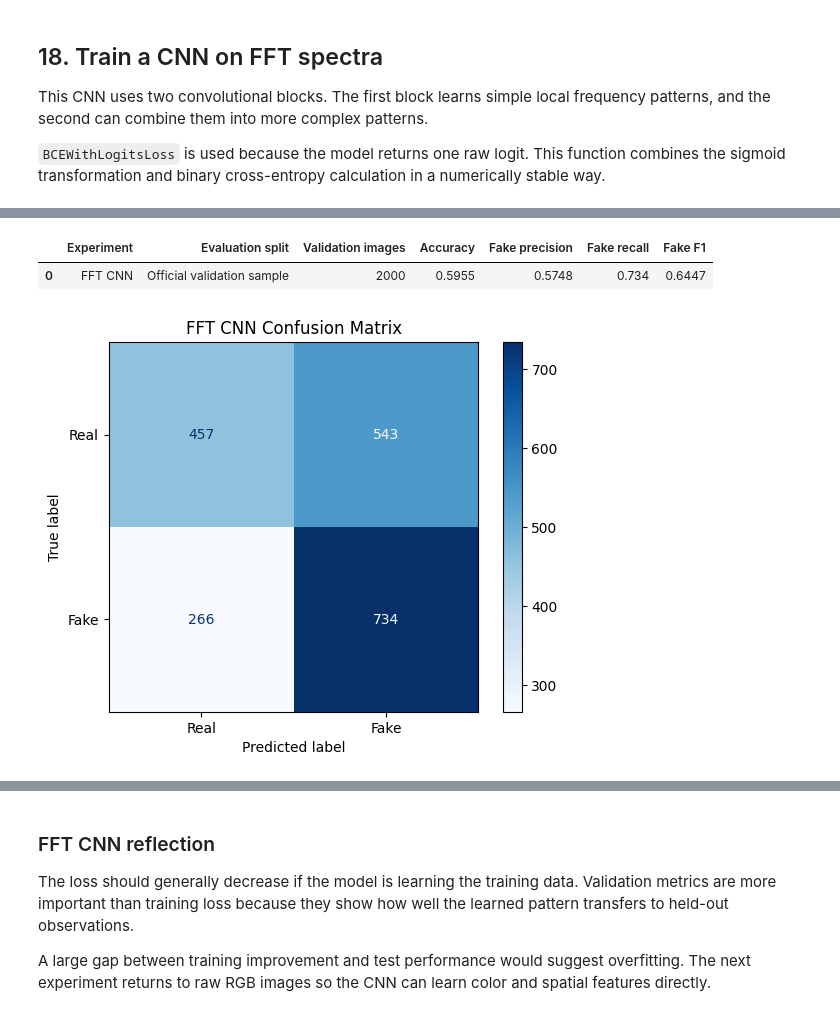
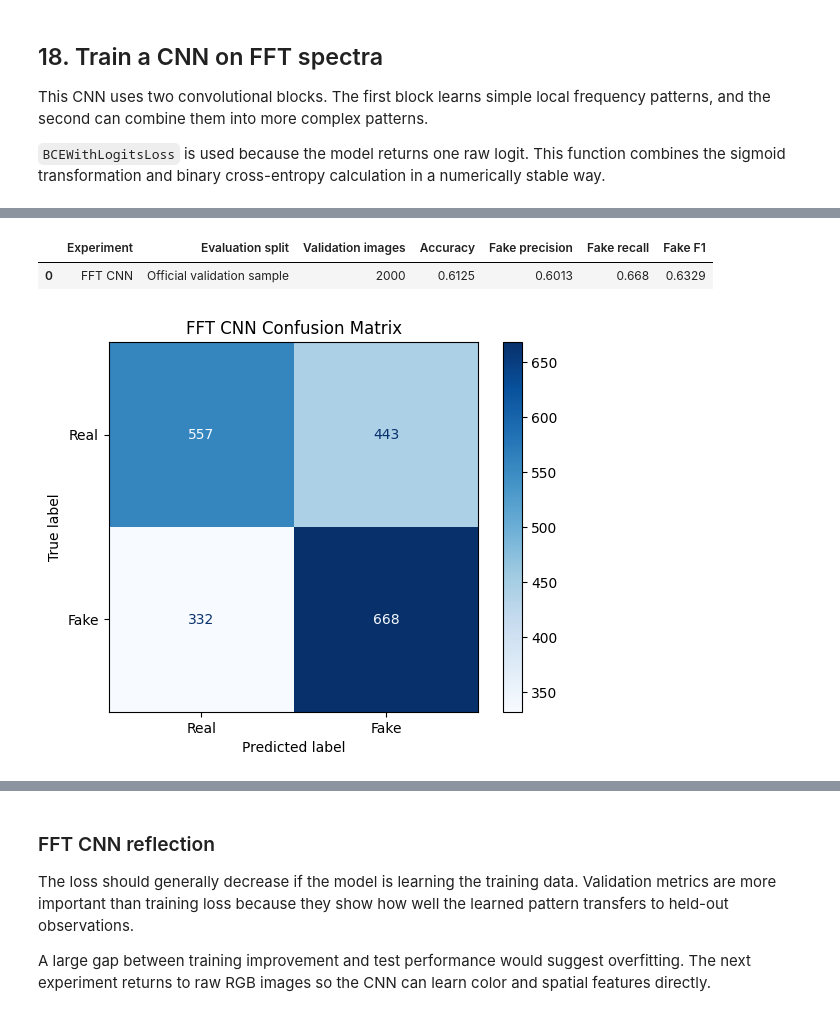
Before and after one commit to Shloka-16/deepfake-detection, a Jupyter notebook: kristinealli_data_exploration.ipynb, the cells around one changed output, grey strips where cells are left out. Cells and saved outputs as stored; diff of their text form; code cells hidden in the pictures.

```diff
--- a/kristinealli_data_exploration.ipynb
+++ b/kristinealli_data_exploration.ipynb
@@ -1440,7 +1440,7 @@ fft_cnn_optimizer = torch.optim.Adam(
     fft_cnn_model.parameters(),
 
     # Set the learning rate, controls the approximate size of each weight update.
-    lr=0.00001,
+    lr=0.0001,
 )
 
 
@@ -1462,7 +1462,7 @@ fft_cnn_loss_history = train_binary_torch_model(
     optimizer_object=fft_cnn_optimizer,
 
     # One epoch means one complete pass through the training dataset.
-    epoch_count=10,
+    epoch_count=30,
 
     # Train using the selected CPU or GPU device.
     device=DEVICE,
@@ -1532,6 +1537,6 @@ Epoch 10/10 - average loss: 0.6322
 |  | Experiment | Evaluation split | Validation images | Accuracy | Fake precision | Fake recall | Fake F1 |
-| 0 | FFT CNN | Official validation sample | 2000 | 0.5955 | 0.5748 | 0.734 | 0.6447 |
+| 0 | FFT CNN | Official validation sample | 2000 | 0.6125 | 0.6013 | 0.668 | 0.6329 |
-[figure, old version]
+[figure, new version]
 # %%
 # Clear any result left over from an earlier run of this experiment. After the model is evaluated successfully, this variable will contain a dictionary of metrics such as accuracy, precision, recall, and F1.
 
```
Also changed, not shown: parts of 8 cells of this notebook.
